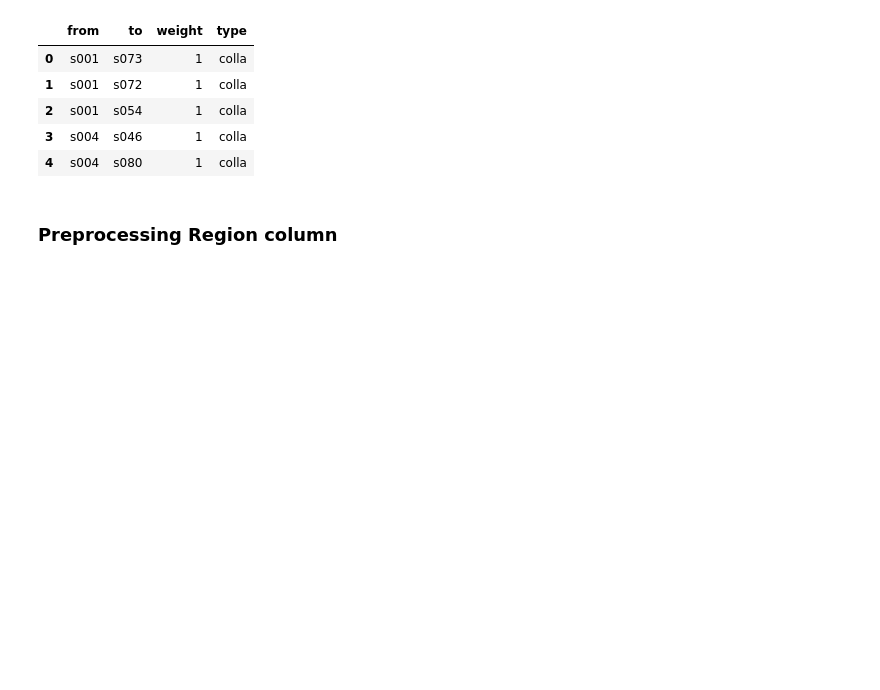
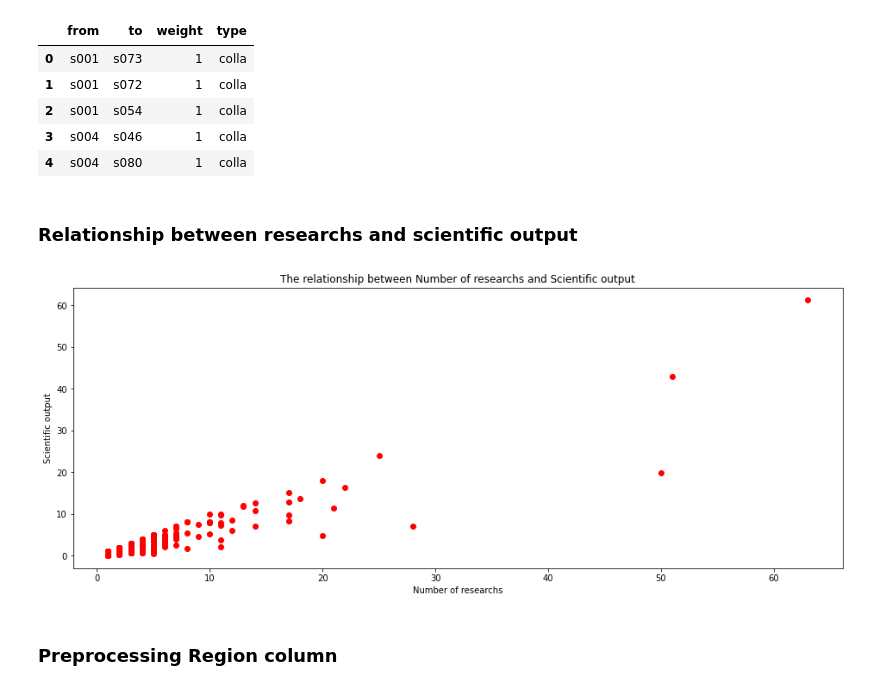
Before and after one commit to bason1999qn/Final_Data_Visualization, a Jupyter notebook: Network Graph Visualization.ipynb, the cells around one changed output. Saved outputs shown, nothing was run; the diff lists cells and outputs as text; code cells hidden in the pictures; blank space fills up the shorter version.

Commit message:
add scatter chart shows a relationship 2 column

```diff
--- a/Network Graph Visualization.ipynb
+++ b/Network Graph Visualization.ipynb
@@ -56,6 +48,19 @@ link_df.head()
 | 2 | s001 | s054 | 1 | colla |
 | 3 | s004 | s046 | 1 | colla |
 | 4 | s004 | s080 | 1 | colla |
+# %% [markdown]
+### Relationship between researchs and scientific output
+# %%
+fig = plt.figure(figsize=(16, 6))
+
+plt.scatter(data_df.ttlitems, data_df[' cp '], color='red', marker='o') #Line chart
+
+plt.xlabel("Number of researchs")
+plt.ylabel("Scientific output")
+plt.title("The relationship between Number of researchs and Scientific output")
+plt.show()
+# %% [output]
+[figure, added]
 # %% [markdown]
 ### Preprocessing Region column
 # %%
```
Also changed, not shown: parts of 3 cells of this notebook.
